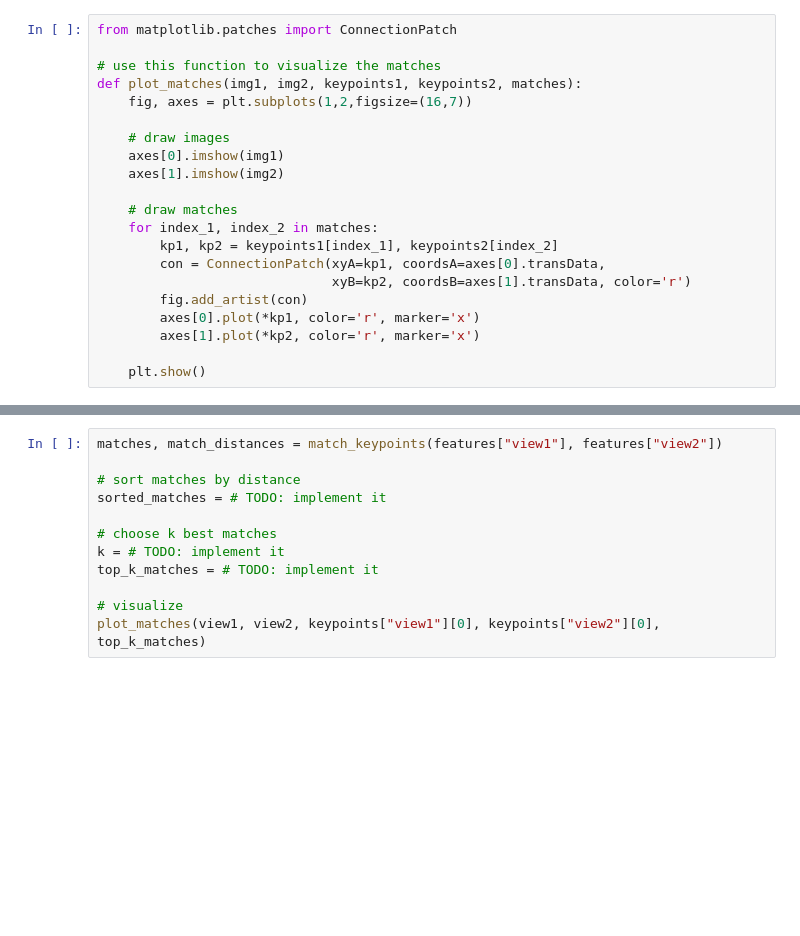
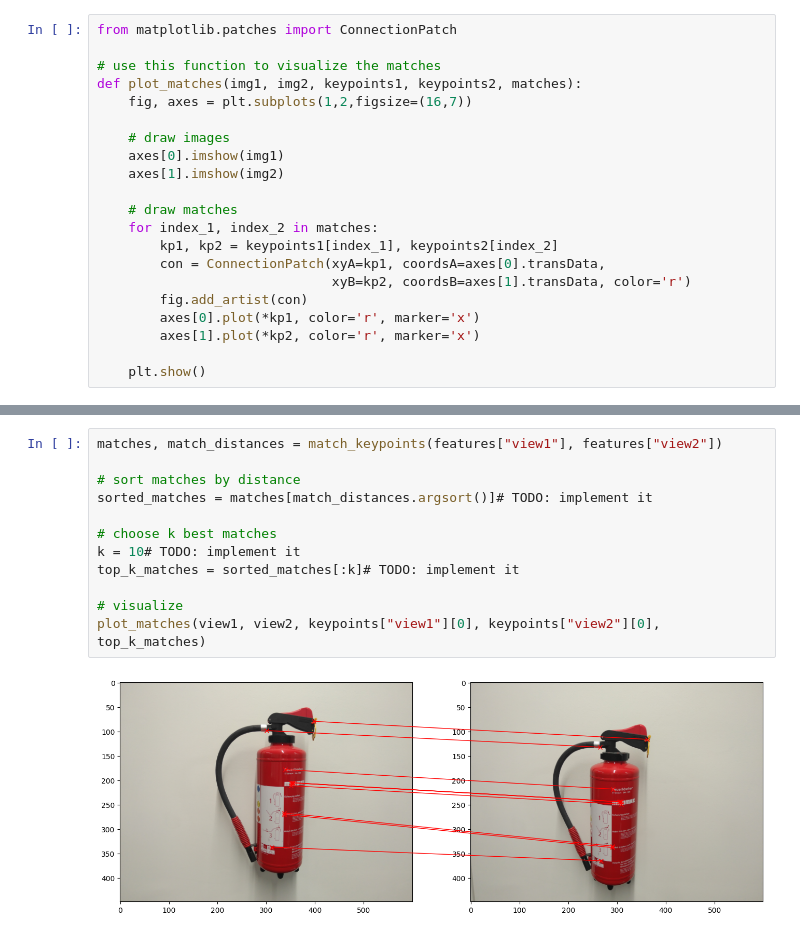
Before and after one commit to Li-Jesse-Jiaze/3dcv-students, a Jupyter notebook: 4.0-tl-feature-matching.ipynb, the cells around one changed output, grey strips where cells are left out. Saved outputs shown, nothing was run; the diff lists cells and outputs as text; blank space fills up the shorter version.

```diff
--- a/4.0-tl-feature-matching.ipynb
+++ b/4.0-tl-feature-matching.ipynb
@@ -563,12 +610,14 @@ def match_keypoints(features_view1, features_view2, threshold=0.7):
 # %%
 matches, match_distances = match_keypoints(features["view1"], features["view2"])
 
 # sort matches by distance
-sorted_matches = # TODO: implement it
+sorted_matches = matches[match_distances.argsort()]# TODO: implement it
 
 # choose k best matches
-k = # TODO: implement it
-top_k_matches = # TODO: implement it
+k = 10# TODO: implement it
+top_k_matches = sorted_matches[:k]# TODO: implement it
 
 # visualize
 plot_matches(view1, view2, keypoints["view1"][0], keypoints["view2"][0], top_k_matches)
+# %% [output]
+[figure, added]
```
Also changed, not shown: parts of 4 cells of this notebook.
